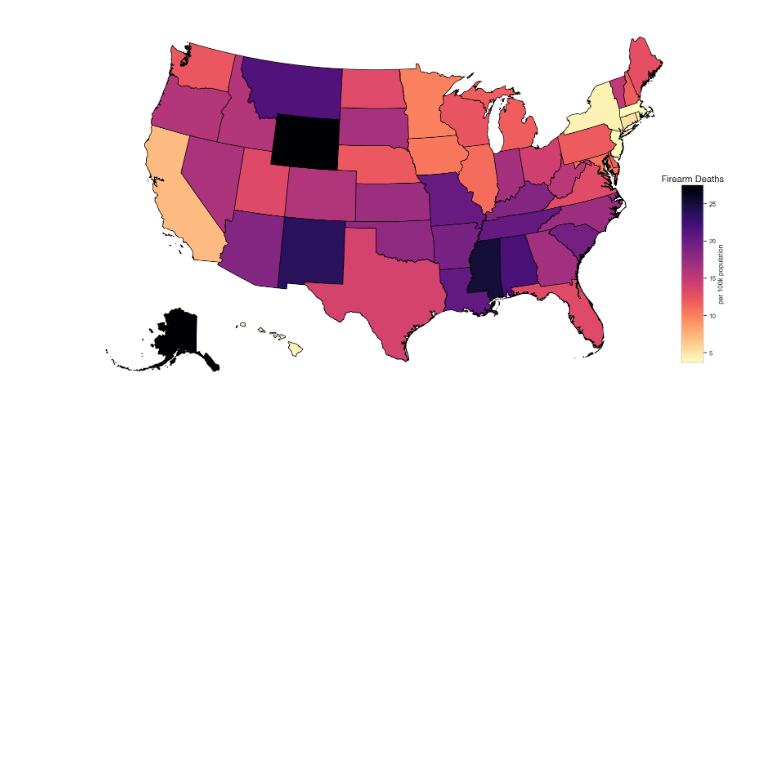
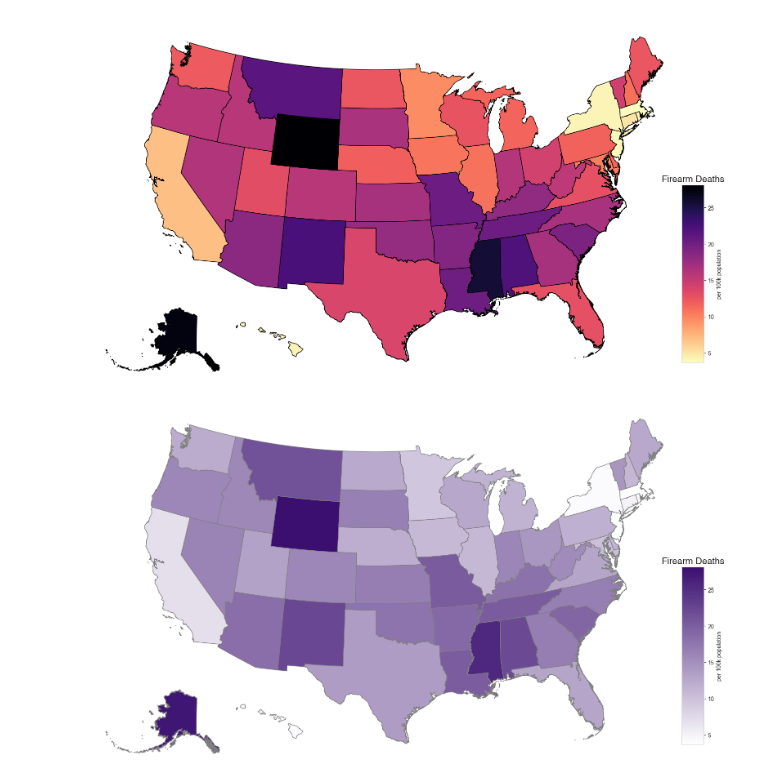
Before and after one commit to mraynolds/data608, a Jupyter notebook: story3/story3.ipynb, the cells around one changed output. Saved outputs shown, nothing was run; the diff lists cells and outputs as text; code cells hidden in the pictures; blank space fills up the shorter version.

```diff
--- a/story3/story3.ipynb
+++ b/story3/story3.ipynb
@@ -304,3 +300,42 @@ cb = ColorbarBase(cbax, cmap = cmap, norm = norm, orientation = 'vertical', labe
 cb_title = cbax.set_title('Firearm Deaths', font = 'Helvetica', fontsize = 16, fontweight = 'bold')
 # %% [output]
 [figure]
+# %%
+
+visframe = map_and_data.to_crs(epsg=2163)
+
+vmin = visframe['rate_FA_Deaths'].min()
+vmax = visframe['rate_FA_Deaths'].max()
+
+norm = mcolors.Normalize(vmin=vmin, vmax=vmax)
+colorrange = ['white', '#3b0f70']
+custom_cmap = LinearSegmentedColormap.from_list('white_to_purple', colorrange)
+cmap = custom_cmap
+
+fig, ax = plt.subplots(1, figsize=(18,14))
+ax.axis('off')
+
+visframe[~visframe['NAME'].isin(['Hawaii','Alaska'])].plot(column = 'rate_FA_Deaths', cmap = cmap, norm = norm, edgecolor = 'gray', linewidth = 1, ax = ax)
+
+akax = fig.add_axes([0.1, 0.17, 0.17, 0.16])
+akax.axis('off')
+hiax = fig.add_axes([0.28, 0.20, 0.1, 0.1])
+hiax.axis('off')
+
+alaska_map = visframe[visframe['NAME'] == 'Alaska']
+hawaii_map = visframe[visframe['NAME'] == 'Hawaii']
+
+ak_centroid = alaska_map.geometry.centroid.union_all().centroid
+alaska_map['geometry'] = alaska_map['geometry'].rotate(35, origin=(ak_centroid.x, ak_centroid.y))
+
+hi_centroid = hawaii_map.geometry.centroid.union_all().centroid
+hawaii_map['geometry'] = hawaii_map['geometry'].rotate(45, origin=(hi_centroid.x, hi_centroid.y))
+
+alaska_map.plot(ax = akax, column = 'rate_FA_Deaths', cmap = cmap, norm = norm, edgecolor = 'gray', linewidth = 1)
+hawaii_map.plot(ax = hiax, column = 'rate_FA_Deaths', cmap = cmap, norm = norm, edgecolor = 'gray', linewidth = 1)
+
+cbax = fig.add_axes([0.89, 0.21, 0.03, 0.31])
+cb = ColorbarBase(cbax, cmap = cmap, norm = norm, orientation = 'vertical', label = 'per 100k population')
+cb_title = cbax.set_title('Firearm Deaths', font = 'Helvetica', fontsize = 16, fontweight = 'bold')
+# %% [output]
+[figure, added]
```
Also changed, not shown: parts of 24 cells of this notebook, 8 other files.
